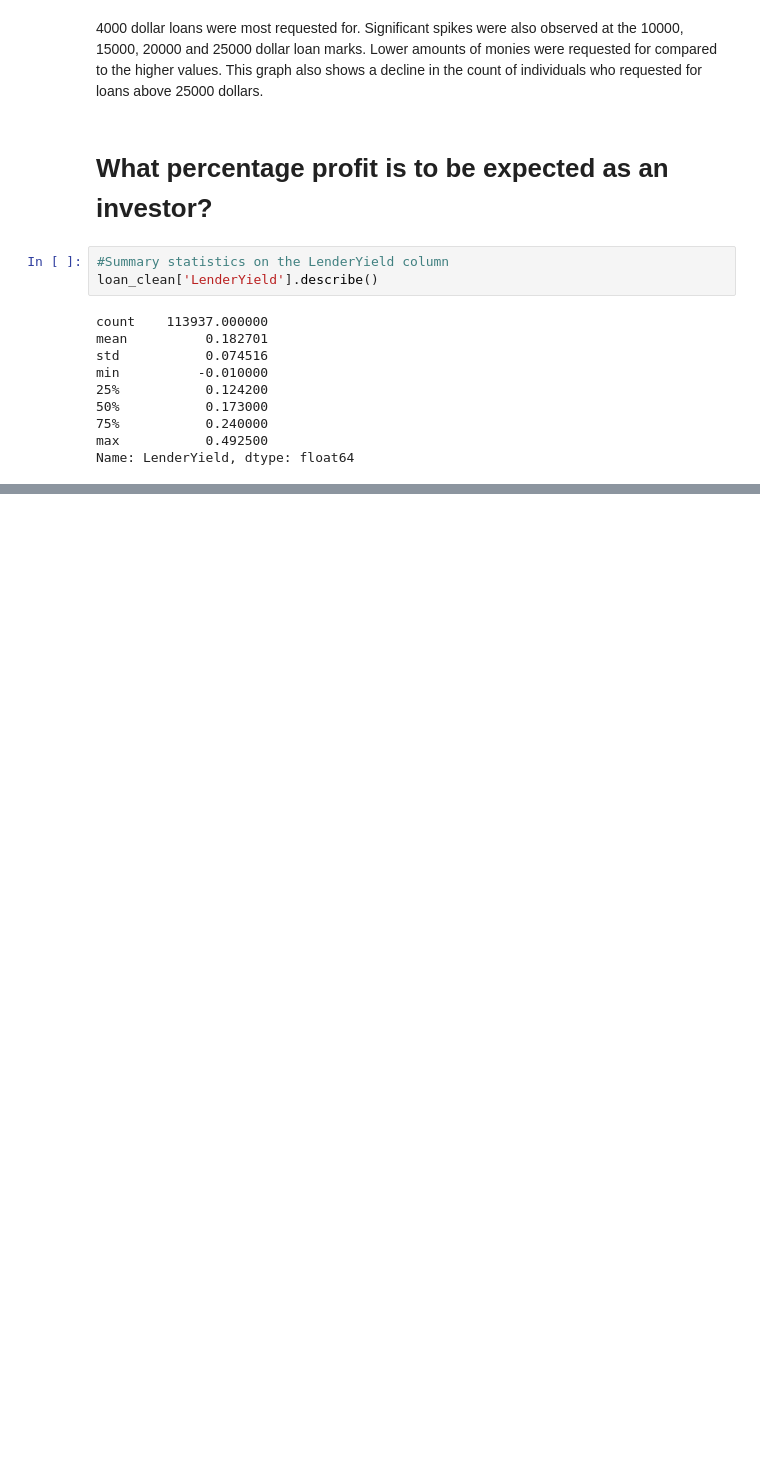
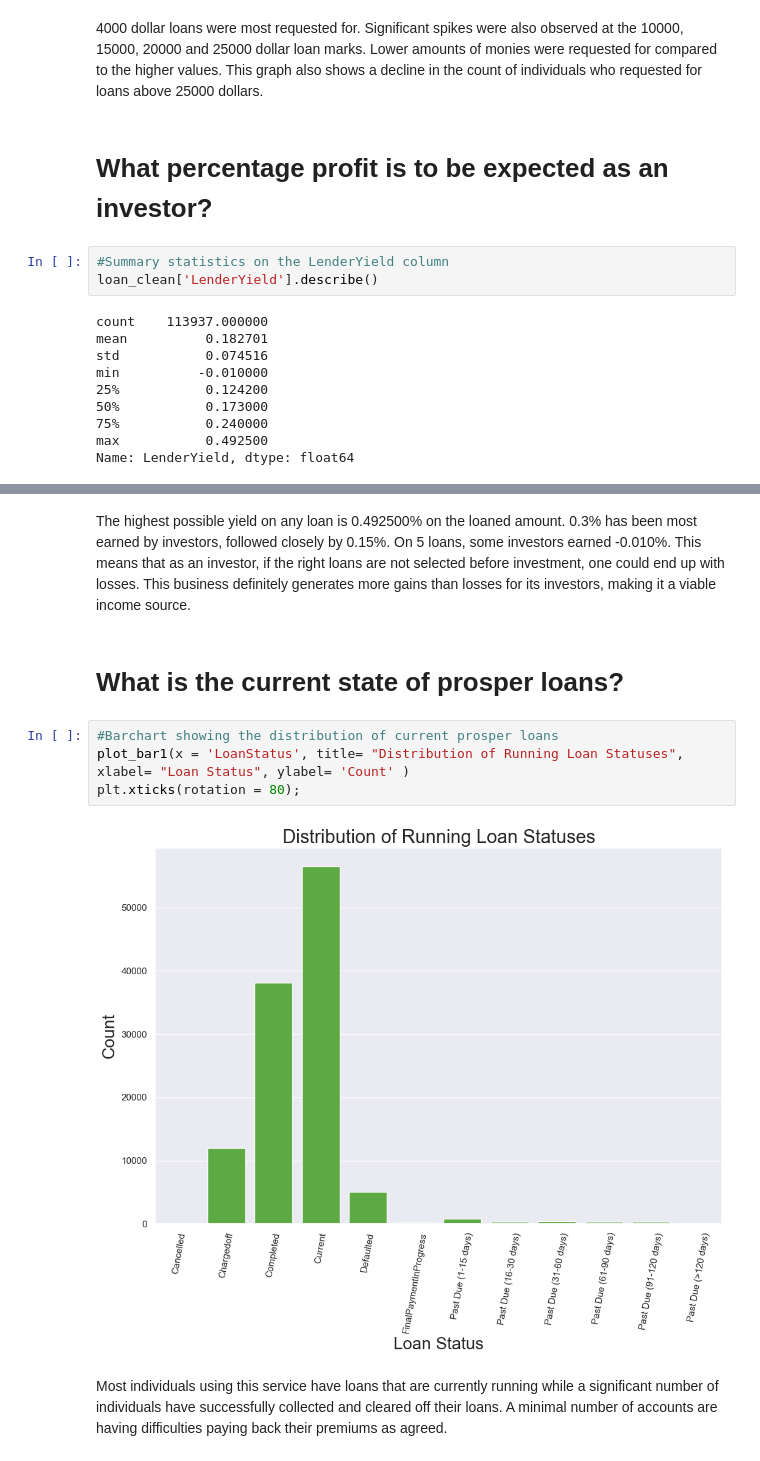
Before and after one commit to ikebude/Explanatory-Data-Analysis-of-Prosper-Loan-Data, a Jupyter notebook: Part_I_exploration_template.ipynb, the cells around one changed output, grey strips where cells are left out. Drawn from its saved outputs; the diff is of its cells as text; blank space fills up the shorter version.

```diff
--- a/Part_I_exploration_template.ipynb
+++ b/Part_I_exploration_template.ipynb
@@ -408,0 +414,14 @@ loan_clean.query('LenderYield==-0.010000')
+# %% [markdown]
+The highest possible yield on any loan is 0.492500% on the loaned amount. 0.3% has been most earned by investors, followed closely by 0.15%. On 5 loans, some investors earned -0.010%.
+This means that as an investor, if the right loans are not selected before investment, one could end up with losses.
+This business definitely generates more gains than losses for its investors, making it a viable income source.
+# %% [markdown]
+# What is the current state of prosper loans?
+# %%
+#Barchart showing the distribution of current prosper loans
+plot_bar1(x = 'LoanStatus', title= "Distribution of Running Loan Statuses", xlabel= "Loan Status", ylabel= 'Count' )
+plt.xticks(rotation = 80);
+# %% [output]
+[figure, added]
+# %% [markdown]
+Most individuals using this service have loans that are currently running while a significant number of individuals have successfully collected and cleared off their loans. A minimal number of accounts are having difficulties paying back their premiums as agreed.
```
Also changed, not shown: parts of 34 cells of this notebook.
